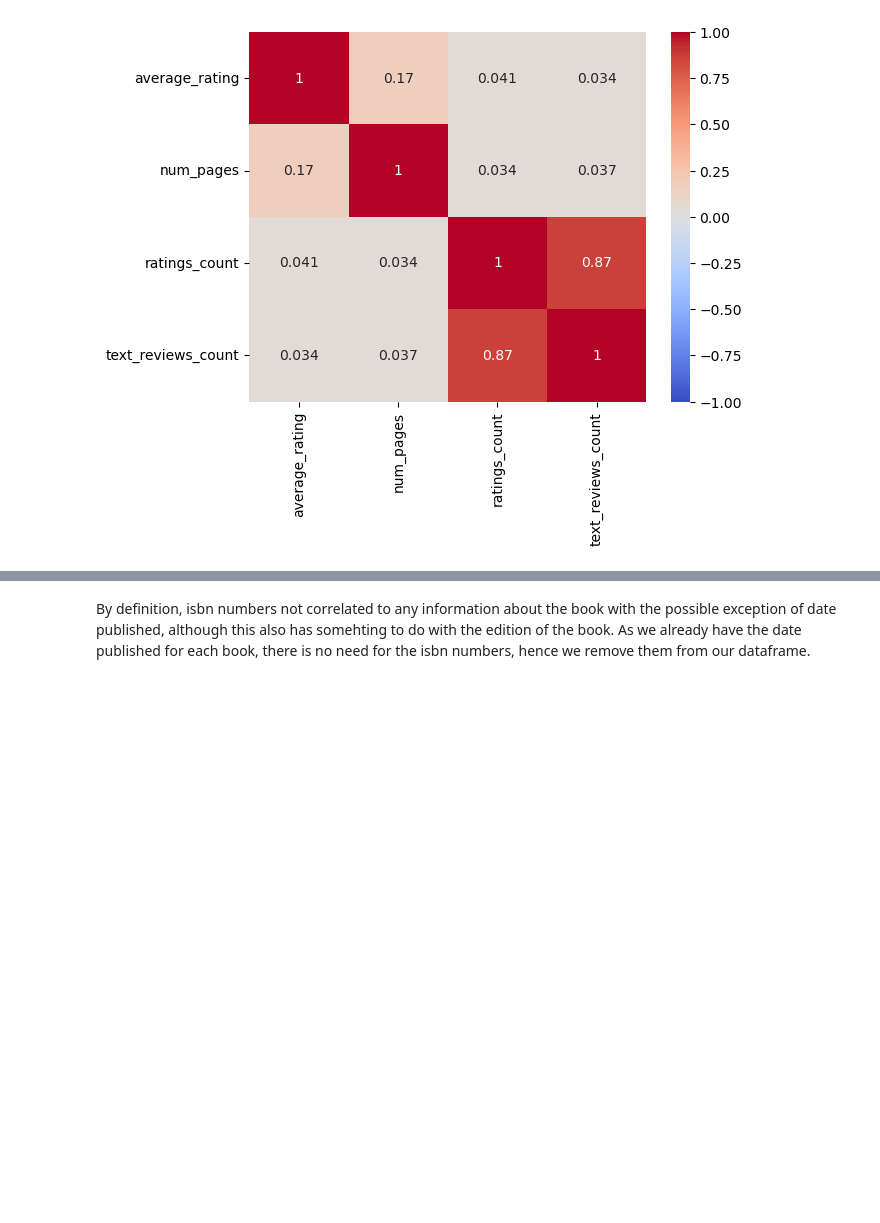
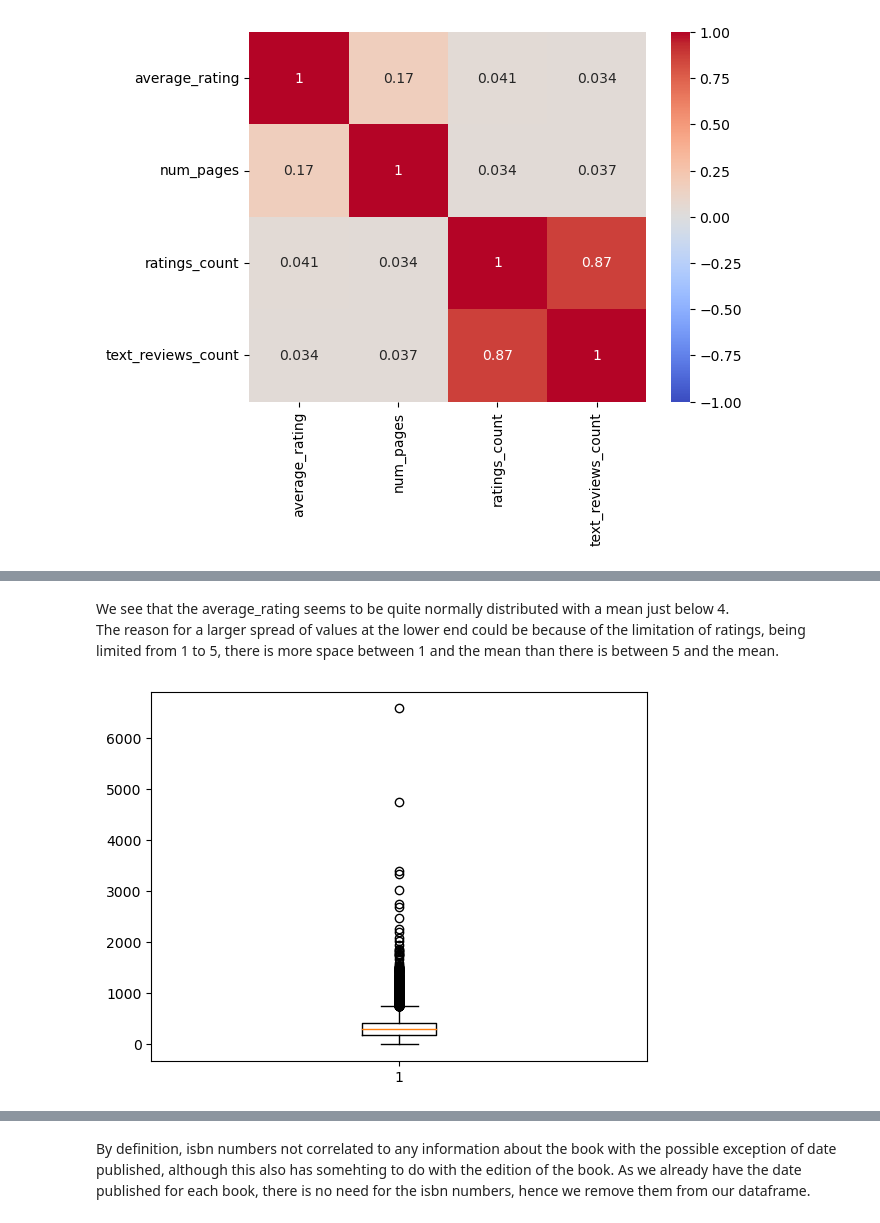
Before and after one commit to Huayra1/Book_prediction, a Jupyter notebook: bookpred.ipynb, the cells around one changed output, grey strips where cells are left out. Drawn from its saved outputs; the diff is of its cells as text; code cells hidden in the pictures; blank space fills up the shorter version.

```diff
--- a/bookpred.ipynb
+++ b/bookpred.ipynb
@@ -223,0 +276,9 @@ plt.show()
+# %% [markdown]
+We see that the average_rating seems to be quite normally distributed with a mean just below 4.
+<br>
+The reason for a larger spread of values at the lower end could be because of the limitation of ratings, being limited from 1 to 5, there is more space between 1 and the mean than there is between 5 and the mean.
+# %%
+plt.boxplot(df_corr["num_pages"])
+plt.show()
+# %% [output]
+[figure, added]
```
Also changed, not shown: parts of 13 cells of this notebook.
